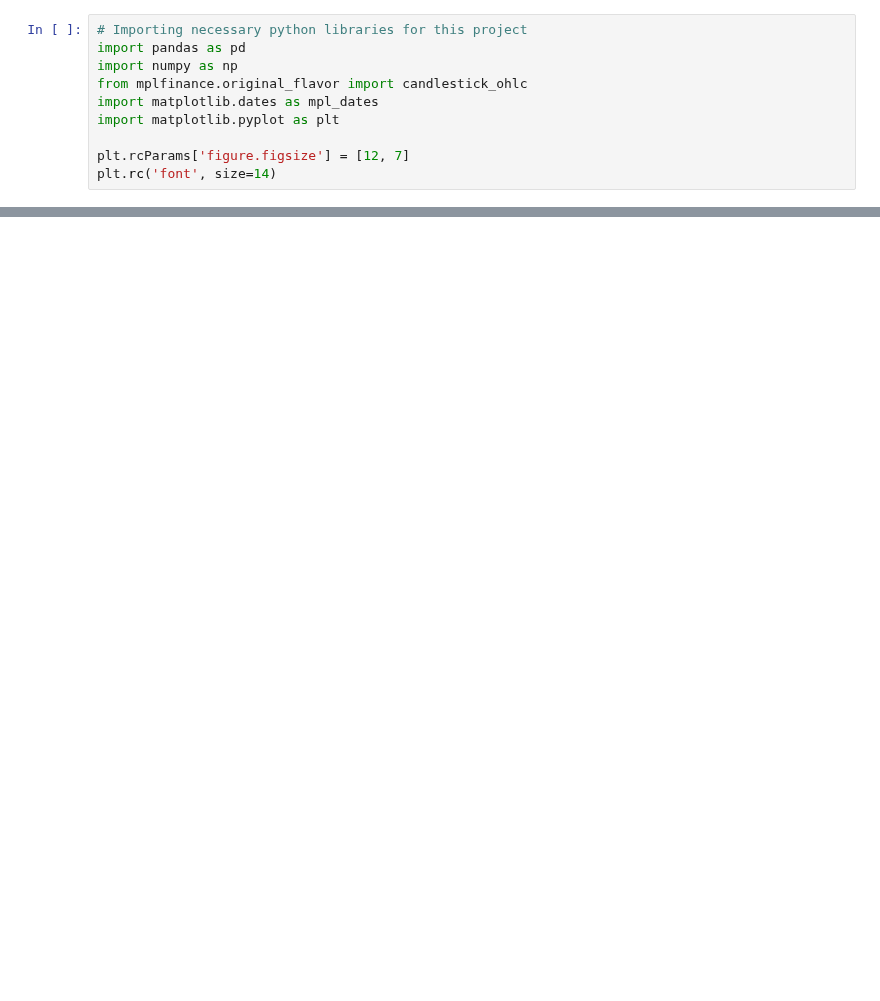
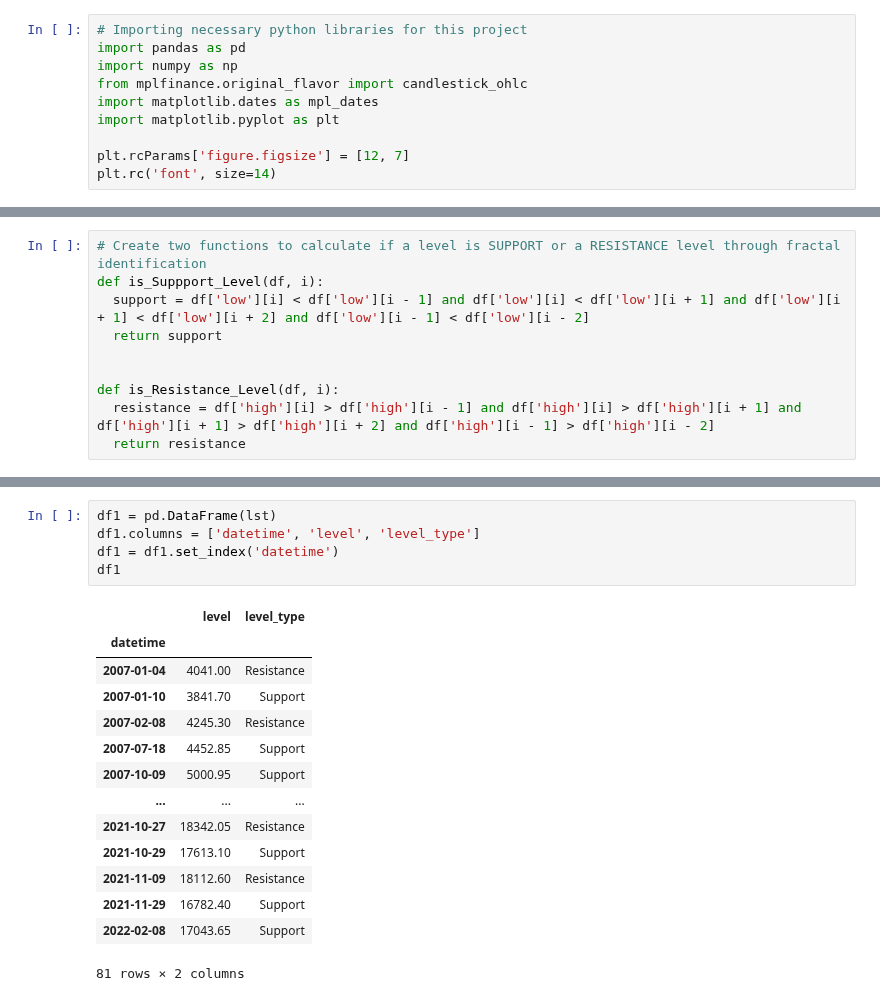
Before and after one commit to intilt/Intrade_ai, a Jupyter notebook: Notebooks/support_and_resistance.ipynb, the cells around one changed output, grey strips where cells are left out. Drawn from its saved outputs; the diff is of its cells as text; blank space fills up the shorter version.

```diff
--- a/Notebooks/support_and_resistance.ipynb
+++ b/Notebooks/support_and_resistance.ipynb
@@ -88,0 +84,10 @@ df
+# %%
+# Create two functions to calculate if a level is SUPPORT or a RESISTANCE level through fractal identification
+def is_Suppport_Level(df, i):
+  support = df['low'][i] < df['low'][i - 1] and df['low'][i] < df['low'][i + 1] and df['low'][i + 1] < df['low'][i + 2] and df['low'][i - 1] < df['low'][i - 2]
+  return support
+
+
+def is_Resistance_Level(df, i):
+  resistance = df['high'][i] > df['high'][i - 1] and df['high'][i] > df['high'][i + 1] and df['high'][i + 1] > df['high'][i + 2] and df['high'][i - 1] > df['high'][i - 2]
+  return resistance
@@ -164,0 +216,20 @@ plot_levels()
+# %%
+df1 = pd.DataFrame(lst)
+df1.columns = ['datetime', 'level', 'level_type']
+df1 = df1.set_index('datetime')
+df1
+# %% [output]
+|  | level | level_type |
+| datetime |  |  |
+| 2007-01-04 | 4041.00 | Resistance |
+| 2007-01-10 | 3841.70 | Support |
+| 2007-02-08 | 4245.30 | Resistance |
+| 2007-07-18 | 4452.85 | Support |
+| 2007-10-09 | 5000.95 | Support |
+| ... | ... | ... |
+| 2021-10-27 | 18342.05 | Resistance |
+| 2021-10-29 | 17613.10 | Support |
+| 2021-11-09 | 18112.60 | Resistance |
+| 2021-11-29 | 16782.40 | Support |
+| 2022-02-08 | 17043.65 | Support |
+81 rows × 2 columns
```
Also changed, not shown: parts of 14 cells of this notebook, 4 other files.
